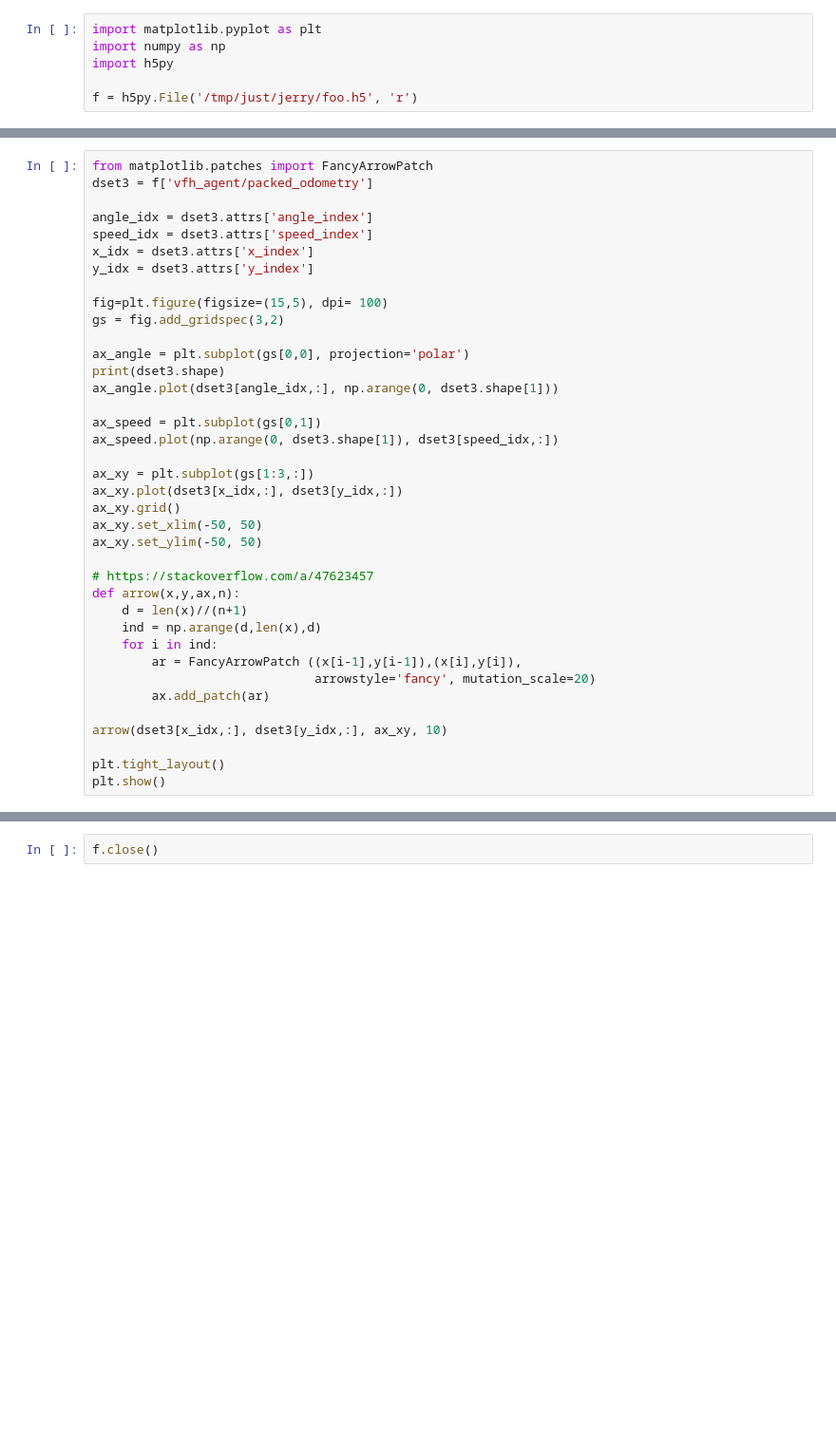
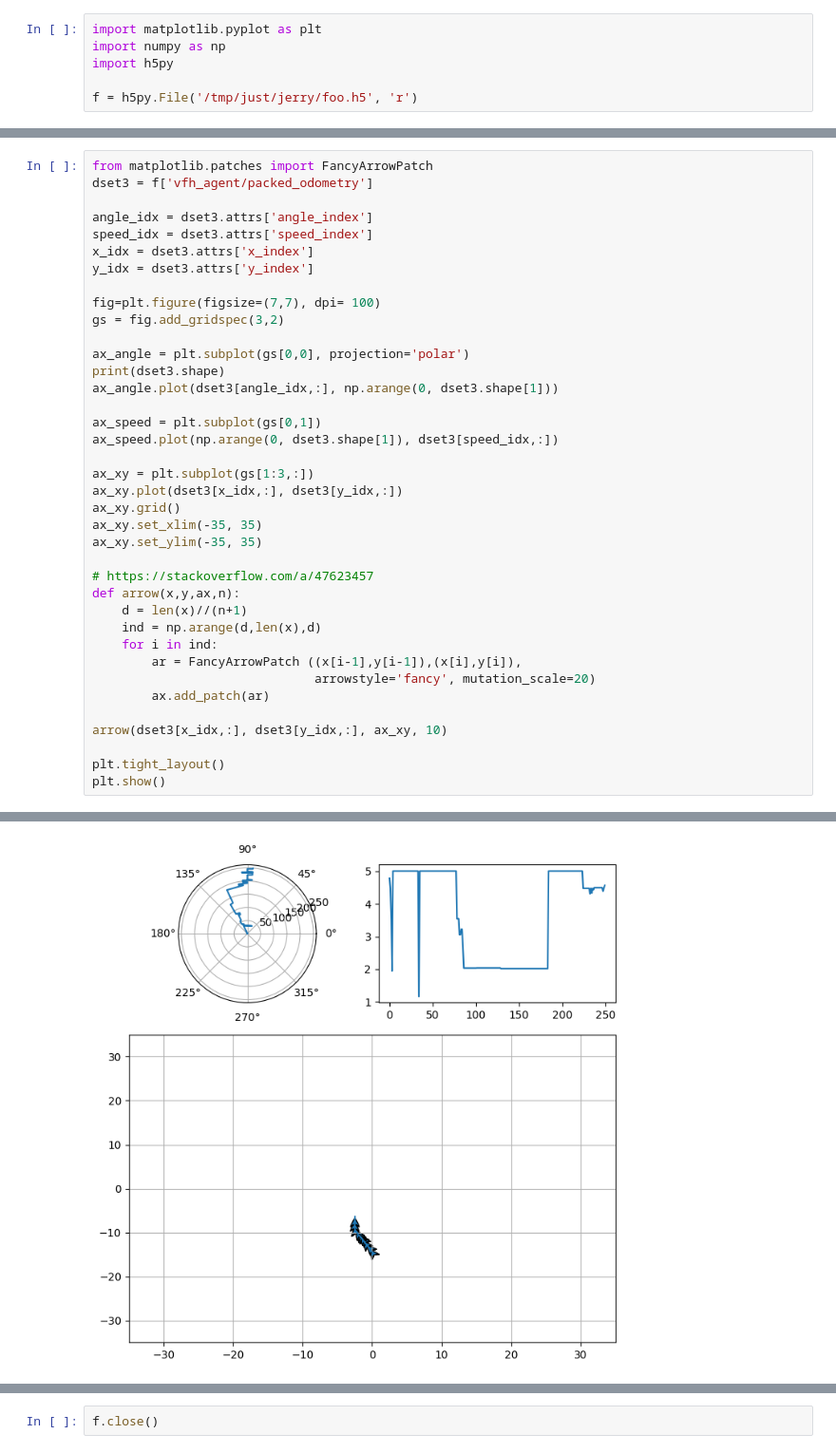
Before and after one commit to sarcasticnature/just, a Jupyter notebook: notebooks/vfh_exploration.ipynb, the cells around one changed output, grey strips where cells are left out. Shown: that part at 95% size. Drawn from its saved outputs; the diff is of its cells as text; blank space fills up the shorter version.

```diff
--- a/notebooks/vfh_exploration.ipynb
+++ b/notebooks/vfh_exploration.ipynb
@@ -49,7 +51,7 @@ speed_idx = dset3.attrs['speed_index']
 x_idx = dset3.attrs['x_index']
 y_idx = dset3.attrs['y_index']
 
-fig=plt.figure(figsize=(15,5), dpi= 100)
+fig=plt.figure(figsize=(7,7), dpi= 100)
 gs = fig.add_gridspec(3,2)
 
 ax_angle = plt.subplot(gs[0,0], projection='polar')
@@ -62,8 +64,8 @@ ax_speed.plot(np.arange(0, dset3.shape[1]), dset3[speed_idx,:])
 ax_xy = plt.subplot(gs[1:3,:])
 ax_xy.plot(dset3[x_idx,:], dset3[y_idx,:])
 ax_xy.grid()
-ax_xy.set_xlim(-50, 50)
-ax_xy.set_ylim(-50, 50)
+ax_xy.set_xlim(-35, 35)
+ax_xy.set_ylim(-35, 35)
 
 # https://stackoverflow.com/a/47623457
 def arrow(x,y,ax,n):
@@ -78,3 +80,4 @@ arrow(dset3[x_idx,:], dset3[y_idx,:], ax_xy, 10)
 
 plt.tight_layout()
 plt.show()
+# %% [output]
@@ -81,3 +85,4 @@ plt.show()
+[figure, added]
 # %%
 dset4 = np.array(f['vfh_agent/full_histogram'])
 dset4 = dset4.reshape(1000,1000)
```
Also changed, not shown: parts of 3 cells of this notebook, 1 other file.
